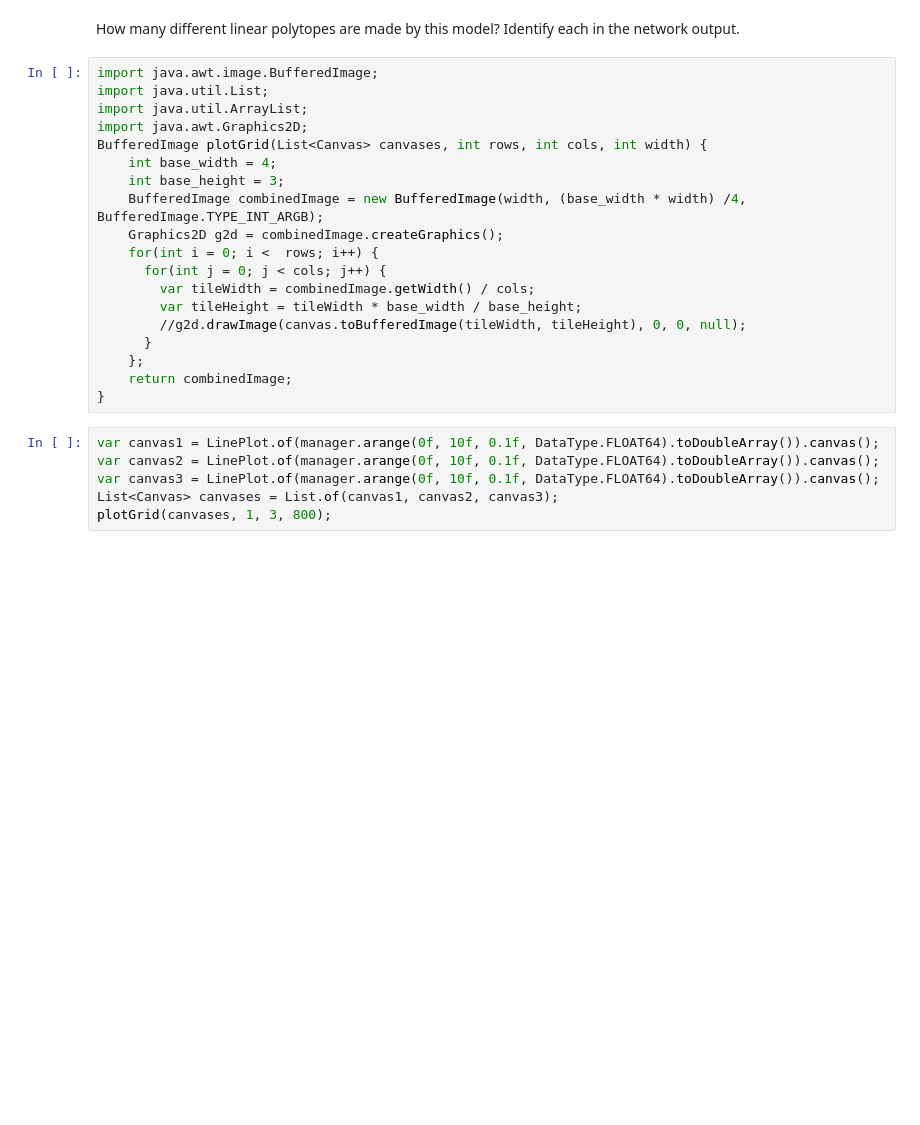
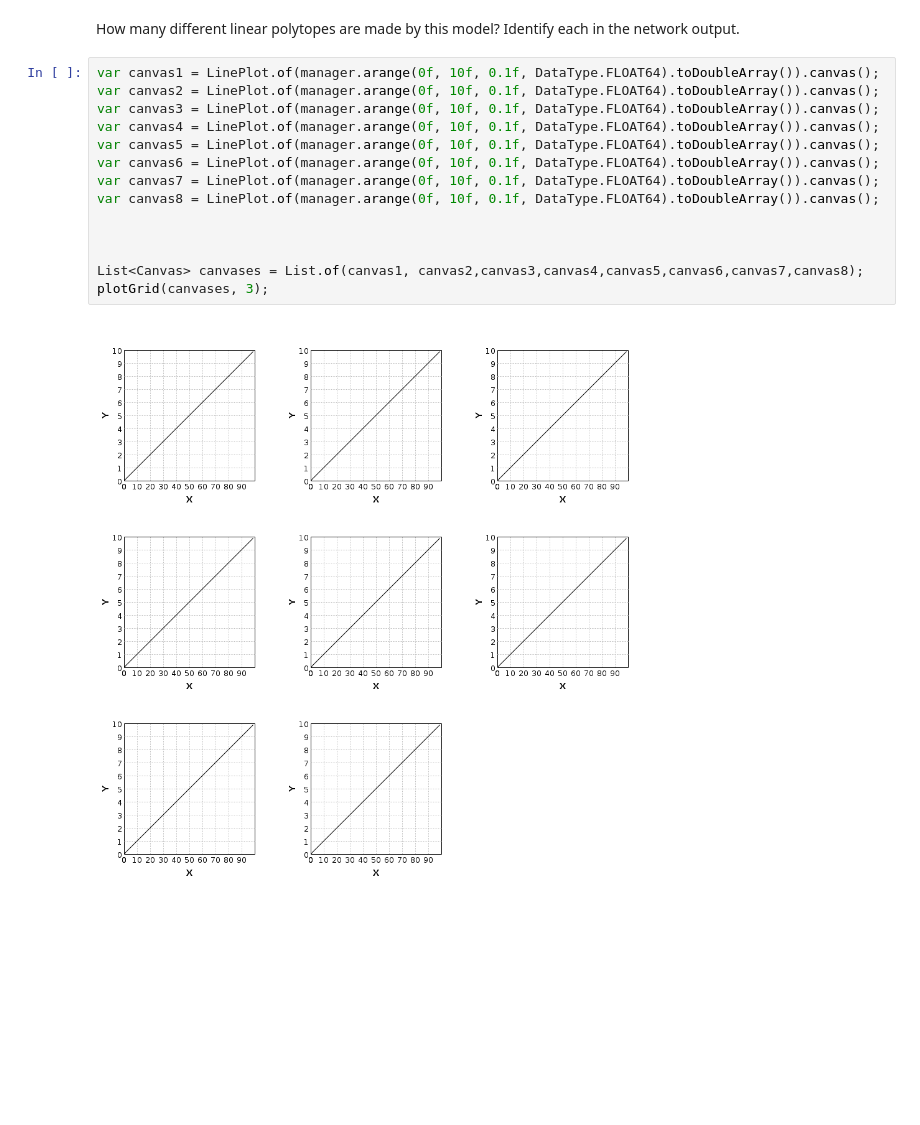
Before and after one commit to jamalromero/colab, a Jupyter notebook: 3_2_Shallow_Networks_II.ipynb, the cells around one changed output. Cells and saved outputs as stored; diff of their text form; blank space fills up the shorter version.

```diff
--- a/3_2_Shallow_Networks_II.ipynb
+++ b/3_2_Shallow_Networks_II.ipynb
@@ -92,30 +96,19 @@ canvas.toBufferedImage(800, 600);
 [figure]
 # %% [markdown]
 How many different linear polytopes are made by this model?  Identify each in the network output.
-# %%
-import java.awt.image.BufferedImage;
-import java.util.List;
-import java.util.ArrayList;
-import java.awt.Graphics2D;
-BufferedImage plotGrid(List<Canvas> canvases, int rows, int cols, int width) {
-    int base_width = 4;
-    int base_height = 3;
-    BufferedImage combinedImage = new BufferedImage(width, (base_width * width) /4, BufferedImage.TYPE_INT_ARGB);
-    Graphics2D g2d = combinedImage.createGraphics();
-    for(int i = 0; i <  rows; i++) {
-      for(int j = 0; j < cols; j++) {
-        var tileWidth = combinedImage.getWidth() / cols;
-        var tileHeight = tileWidth * base_width / base_height;
-        //g2d.drawImage(canvas.toBufferedImage(tileWidth, tileHeight), 0, 0, null);
-      }
-    };
-    return combinedImage;
-}
 # %%
 var canvas1 = LinePlot.of(manager.arange(0f, 10f, 0.1f, DataType.FLOAT64).toDoubleArray()).canvas();
 var canvas2 = LinePlot.of(manager.arange(0f, 10f, 0.1f, DataType.FLOAT64).toDoubleArray()).canvas();
 var canvas3 = LinePlot.of(manager.arange(0f, 10f, 0.1f, DataType.FLOAT64).toDoubleArray()).canvas();
-List<Canvas> canvases = List.of(canvas1, canvas2, canvas3);
-plotGrid(canvases, 1, 3, 800);
+var canvas4 = LinePlot.of(manager.arange(0f, 10f, 0.1f, DataType.FLOAT64).toDoubleArray()).canvas();
+var canvas5 = LinePlot.of(manager.arange(0f, 10f, 0.1f, DataType.FLOAT64).toDoubleArray()).canvas();
+var canvas6 = LinePlot.of(manager.arange(0f, 10f, 0.1f, DataType.FLOAT64).toDoubleArray()).canvas();
+var canvas7 = LinePlot.of(manager.arange(0f, 10f, 0.1f, DataType.FLOAT64).toDoubleArray()).canvas();
+var canvas8 = LinePlot.of(manager.arange(0f, 10f, 0.1f, DataType.FLOAT64).toDoubleArray()).canvas();
+
+
+
+List<Canvas> canvases = List.of(canvas1, canvas2,canvas3,canvas4,canvas5,canvas6,canvas7,canvas8);
+plotGrid(canvases, 3);
 # %% [output]
-[figure, old version]
+[figure, new version]
```
Also changed, not shown: parts of 3 cells of this notebook.
